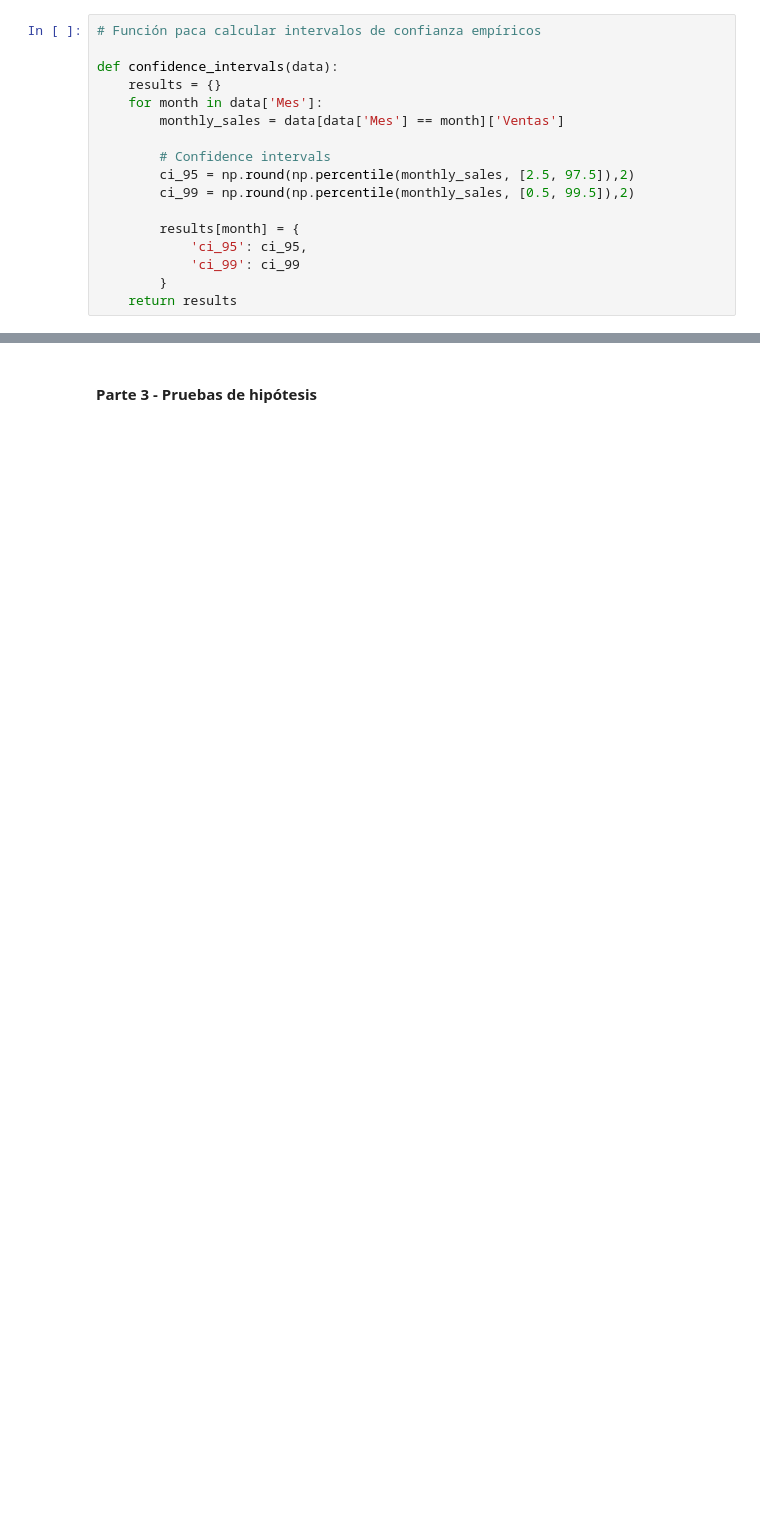
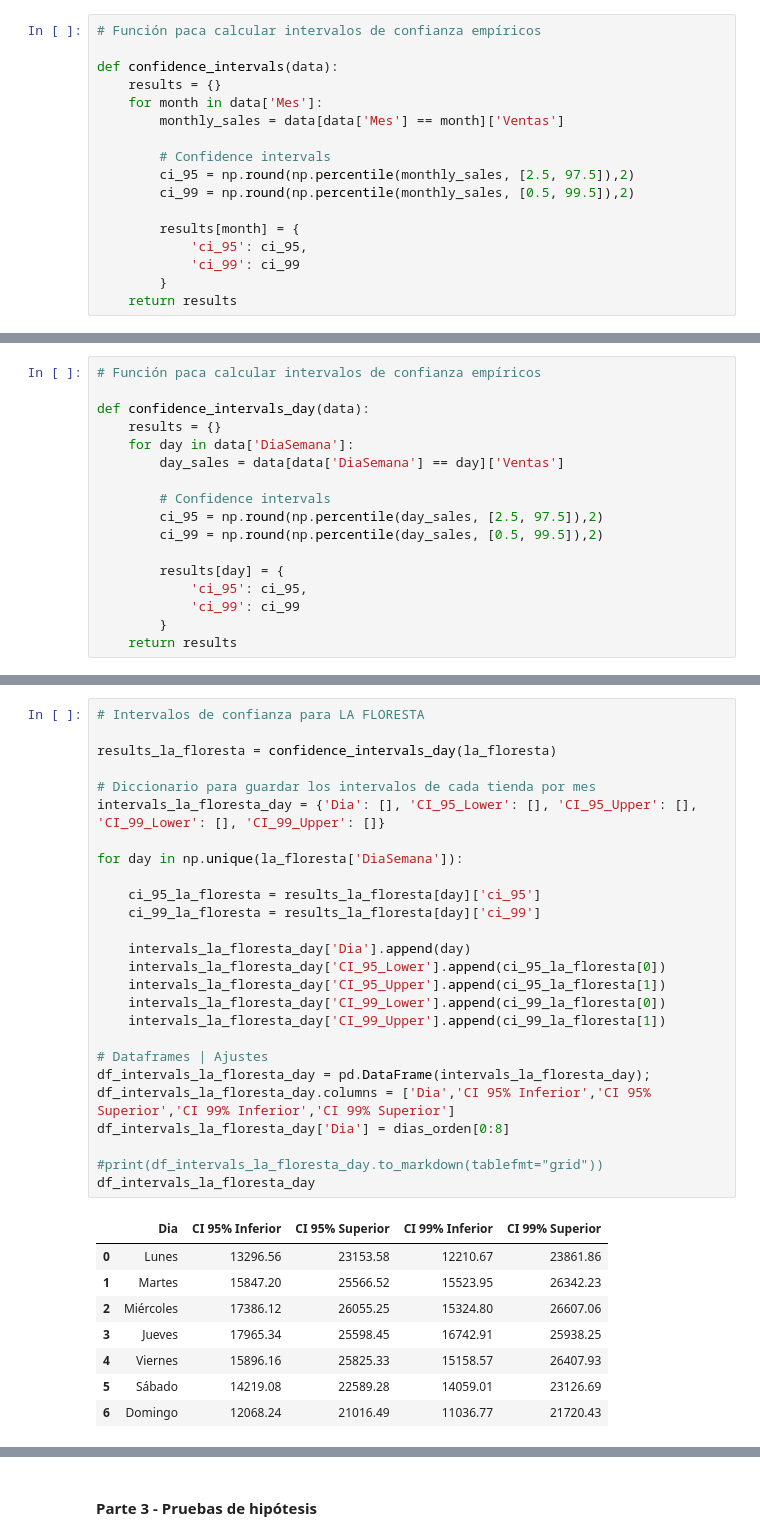
Before and after one commit to dieguearau/CEIA-PEIA2024, a Jupyter notebook: TPFinal_PEIA.ipynb, the cells around one changed output, grey strips where cells are left out. Saved outputs shown, nothing was run; the diff lists cells and outputs as text; blank space fills up the shorter version.

```diff
--- a/TPFinal_PEIA.ipynb
+++ b/TPFinal_PEIA.ipynb
@@ -323,0 +439,17 @@ la_floresta['DiaSemana'] = la_floresta['Fecha'].dt.day_name()
+# %%
+# Función paca calcular intervalos de confianza empíricos
+
+def confidence_intervals_day(data):
+    results = {}
+    for day in data['DiaSemana']:
+        day_sales = data[data['DiaSemana'] == day]['Ventas']
+
+        # Confidence intervals
+        ci_95 = np.round(np.percentile(day_sales, [2.5, 97.5]),2)
+        ci_99 = np.round(np.percentile(day_sales, [0.5, 99.5]),2)
+
+        results[day] = {
+            'ci_95': ci_95,
+            'ci_99': ci_99
+        }
+    return results
@@ -323,0 +507,35 @@ la_floresta['DiaSemana'] = la_floresta['Fecha'].dt.day_name()
+# %%
+# Intervalos de confianza para LA FLORESTA
+
+results_la_floresta = confidence_intervals_day(la_floresta)
+
+# Diccionario para guardar los intervalos de cada tienda por mes
+intervals_la_floresta_day = {'Dia': [], 'CI_95_Lower': [], 'CI_95_Upper': [], 'CI_99_Lower': [], 'CI_99_Upper': []}
+
+for day in np.unique(la_floresta['DiaSemana']):
+
+    ci_95_la_floresta = results_la_floresta[day]['ci_95']
+    ci_99_la_floresta = results_la_floresta[day]['ci_99']
+
+    intervals_la_floresta_day['Dia'].append(day)
+    intervals_la_floresta_day['CI_95_Lower'].append(ci_95_la_floresta[0])
+    intervals_la_floresta_day['CI_95_Upper'].append(ci_95_la_floresta[1])
+    intervals_la_floresta_day['CI_99_Lower'].append(ci_99_la_floresta[0])
+    intervals_la_floresta_day['CI_99_Upper'].append(ci_99_la_floresta[1])
+
+# Dataframes | Ajustes
+df_intervals_la_floresta_day = pd.DataFrame(intervals_la_floresta_day);
+df_intervals_la_floresta_day.columns = ['Dia','CI 95% Inferior','CI 95% Superior','CI 99% Inferior','CI 99% Superior']
+df_intervals_la_floresta_day['Dia'] = dias_orden[0:8]
+
+#print(df_intervals_la_floresta_day.to_markdown(tablefmt="grid"))
+df_intervals_la_floresta_day
+# %% [output]
+|  | Dia | CI 95% Inferior | CI 95% Superior | CI 99% Inferior | CI 99% Superior |
+| 0 | Lunes | 13296.56 | 23153.58 | 12210.67 | 23861.86 |
+| 1 | Martes | 15847.20 | 25566.52 | 15523.95 | 26342.23 |
+| 2 | Miércoles | 17386.12 | 26055.25 | 15324.80 | 26607.06 |
+| 3 | Jueves | 17965.34 | 25598.45 | 16742.91 | 25938.25 |
+| 4 | Viernes | 15896.16 | 25825.33 | 15158.57 | 26407.93 |
+| 5 | Sábado | 14219.08 | 22589.28 | 14059.01 | 23126.69 |
+| 6 | Domingo | 12068.24 | 21016.49 | 11036.77 | 21720.43 |
```
Also changed, not shown: parts of 20 cells of this notebook.
